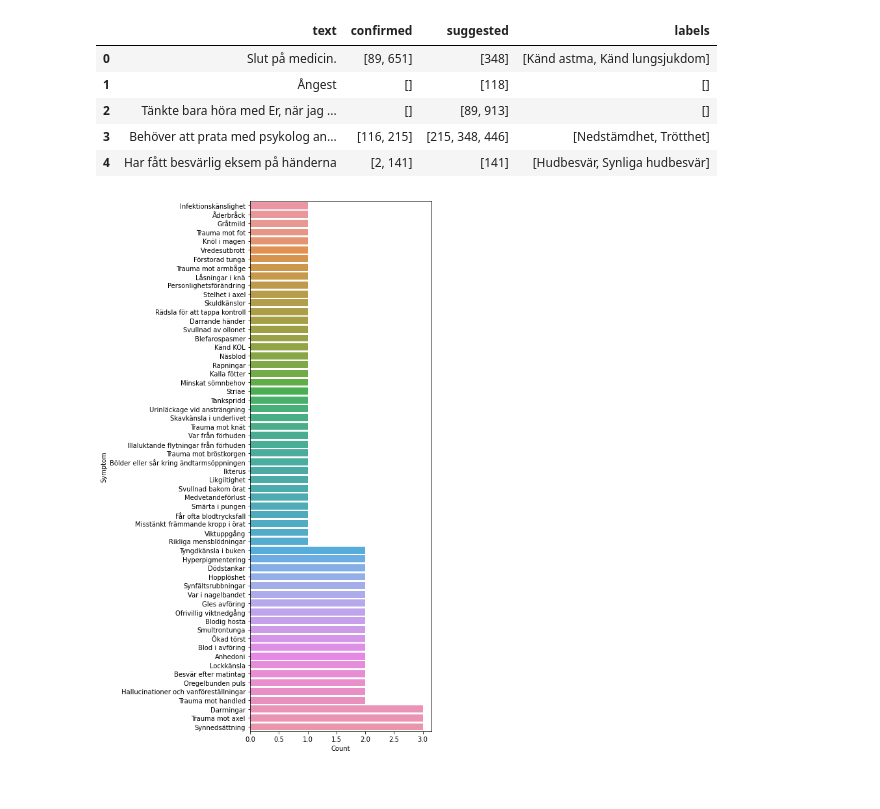
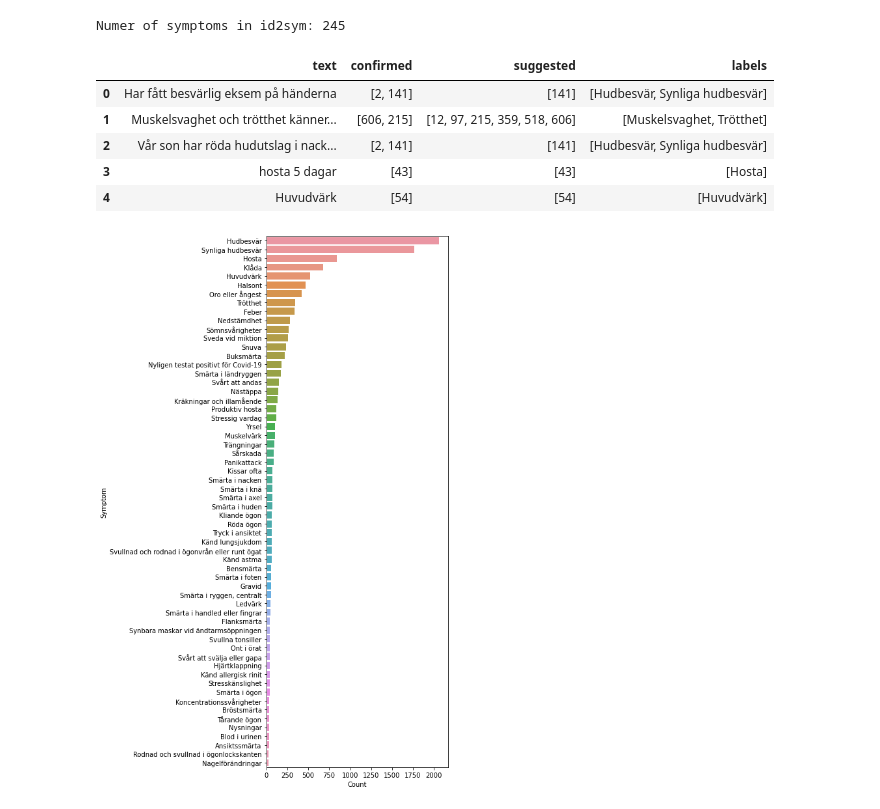
Before and after one commit to VisibaCare/SymptomMatchML, a Jupyter notebook: explore_dataset.ipynb, the cells around one changed output. Cells and saved outputs as stored; diff of their text form; code cells hidden in the pictures.

```diff
--- a/explore_dataset.ipynb
+++ b/explore_dataset.ipynb
@@ -13,18 +13,42 @@ import nltk
 path_to_data = './data'
 
 # create dataframe from sessions.json
-df = pd.read_json(f'{path_to_data}/sessions_altered.json')
+df = pd.read_json(f'{path_to_data}/sessions/sessions_02.json')
 df.head()
 
 # create dictionaries for switching between symptom and id
 id2sym = {}
 sym2id = {}
 
-with open(f'{path_to_data}/symptoms.json') as json_file:
+with open(f'{path_to_data}/symptoms/symptoms_02.json') as json_file:
     data = json.load(json_file)
     for sym in data:
         id2sym[sym['id']] = sym['name']
         sym2id[sym['name']] = sym['id']
+
+print(f'Numer of symptoms in id2sym: {len(sym2id)}')
+
+if False:
+    # remove labels that have less than m occurrences
+    m = 0
+
+    labels_list = df['confirmed'].tolist()
+    labels_list = sum(labels_list, [])
+    c = Counter(labels_list)
+    for i in range(len(df)):
+        to_remove = []
+
+        # find labels that should be removed
+        for j in range(len(df['confirmed'][i])):
+            if c[df['confirmed'][i][j]] < m:
+                to_remove.append(j)
+
+        # remove the labels
+        shift = 0
+        for j in range(len(to_remove)):
+            df['confirmed'][i].pop(to_remove[j]-shift)
+            shift += 1
+
 
 # add column with the symptom names
 sym_names = []
@@ -36,29 +60,35 @@ for syms in df['confirmed']:
         sym_names.append([])
 
 df['labels'] = sym_names
+
+# remove all rows with no confirmed labels
+#df = df[df['confirmed'].map(len) > 0]
+#df = df.reset_index(drop=True)
+# %% [output]
+Numer of symptoms in id2sym: 245
 # %%
 df.head()
 # %% [output]
 |  | text | confirmed | suggested | labels |
-| 0 | Slut på medicin. | [89, 651] | [348] | [Känd astma, Känd lungsjukdom] |
-| 1 | Ångest | [] | [118] | [] |
-| 2 | Tänkte bara höra med Er, när jag ... | [] | [89, 913] | [] |
-| 3 | Behöver att prata med psykolog an... | [116, 215] | [215, 348, 446] | [Nedstämdhet, Trötthet] |
-| 4 | Har fått besvärlig eksem på händerna | [2, 141] | [141] | [Hudbesvär, Synliga hudbesvär] |
+| 0 | Har fått besvärlig eksem på händerna | [2, 141] | [141] | [Hudbesvär, Synliga hudbesvär] |
+| 1 | Muskelsvaghet och trötthet känner... | [606, 215] | [12, 97, 215, 359, 518, 606] | [Muskelsvaghet, Trötthet] |
+| 2 | Vår son har röda hudutslag i nack... | [2, 141] | [141] | [Hudbesvär, Synliga hudbesvär] |
+| 3 | hosta 5 dagar | [43] | [43] | [Hosta] |
+| 4 | Huvudvärk | [54] | [54] | [Huvudvärk] |
 # %%
 # plot the distribution of labels
 all_syms = sum(sym_names,[])
 all_syms = nltk.FreqDist(all_syms)
 
 all_syms_df = pd.DataFrame({'Symptom': list(all_syms.keys()),
                             'Count': list(all_syms.values())
                            })
 
-g = all_syms_df.nsmallest(columns='Count', n=60)
+g = all_syms_df.nlargest(columns='Count', n=60)
 plt.figure(figsize=(5,15))
 ax = sns.barplot(data=g, x='Count', y='Symptom')
 # %% [output]
-[figure, old version]
+[figure, new version]
 # %%
 # plot the distribution of number of labels per sample
 count_list = []
```
Also changed, not shown: parts of 6 cells of this notebook, 1 other file.
